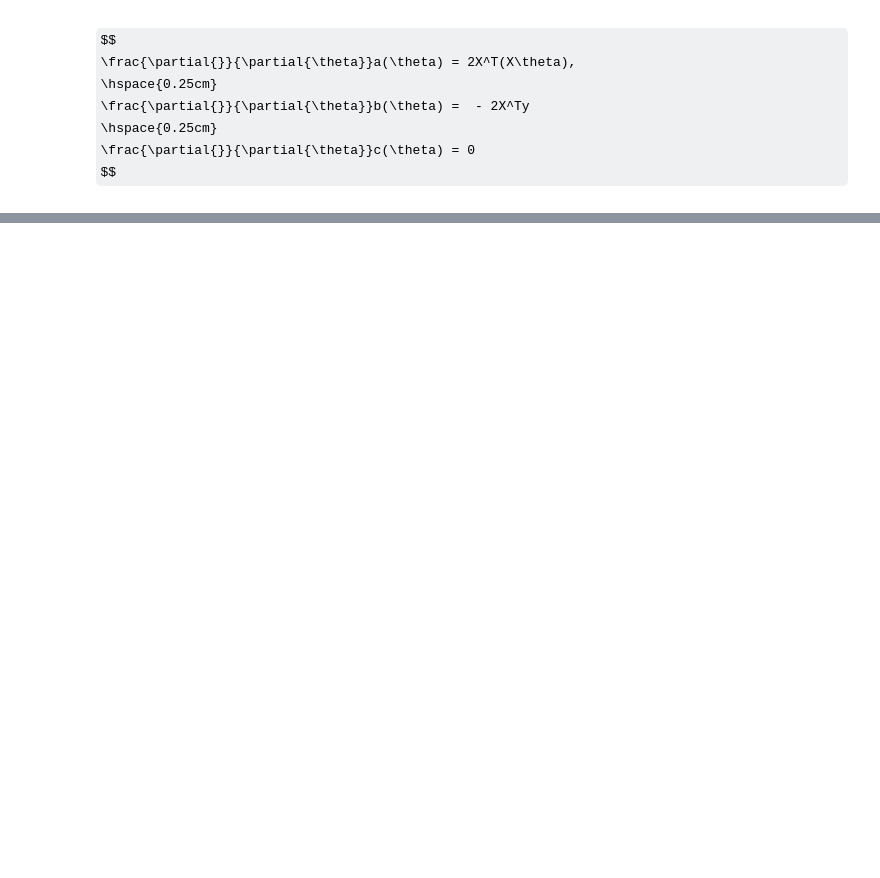
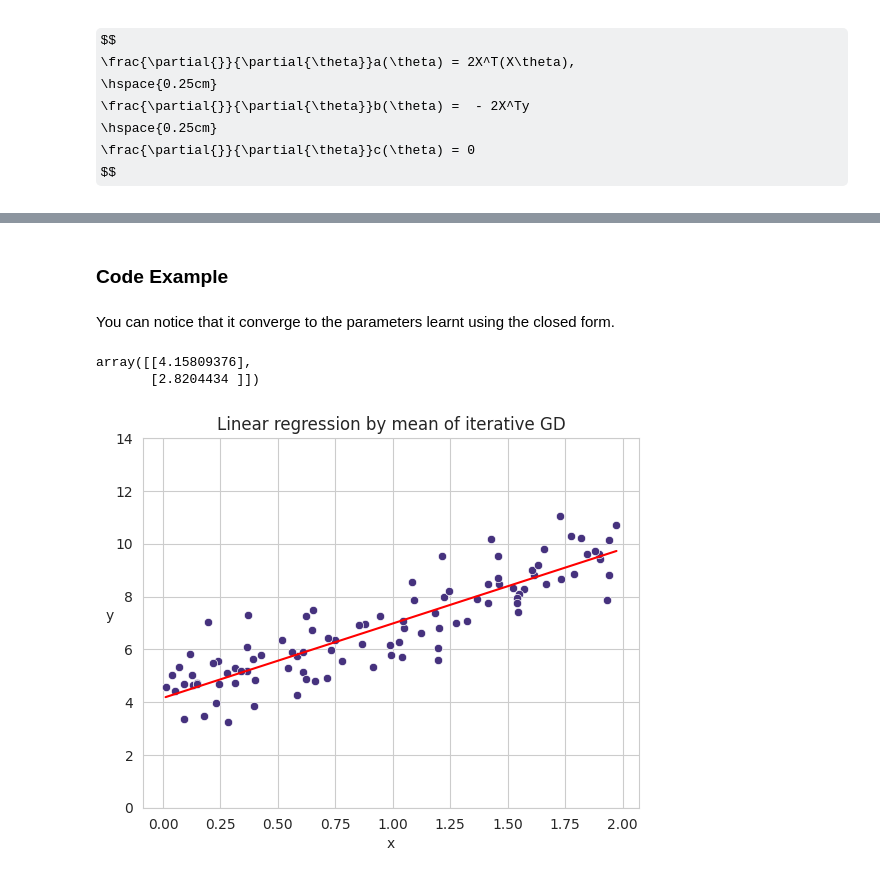
Before and after one commit to wilberquito/ML, a Jupyter notebook: bases/closed-form-vs-iterative-optimization/closed-form-vs-iterative-optimization.ipynb, the cells around one changed output, grey strips where cells are left out. Cells and saved outputs as stored; diff of their text form; code cells hidden in the pictures; some formulas as TeX source; blank space fills up the shorter version.

```diff
--- a/bases/closed-form-vs-iterative-optimization/closed-form-vs-iterative-optimization.ipynb
+++ b/bases/closed-form-vs-iterative-optimization/closed-form-vs-iterative-optimization.ipynb
@@ -104,0 +177,35 @@ $$
+# %% [markdown]
+### Code Example
+# %% [markdown]
+You can notice that it converge to the parameters learnt using the closed form.
+# %%
+from sklearn.preprocessing import add_dummy_feature
+
+X_b = add_dummy_feature(X)
+eta = 0.01
+n_epochs = 1000
+theta_bias = np.random.randn(2, 1)
+
+for epoch in range(n_epochs):
+    gradients = 2 / m * X_b.T @ (X_b @ theta_bias - y)
+    theta_bias = theta_bias - eta * gradients
+
+theta_bias
+# %% [output]
+array([[4.15809376],
+       [2.8204434 ]])
+# %%
+theta = theta_bias[1:].reshape((-1, len(X.T)))
+bias = theta_bias[0]
+yhat = X @ theta + bias
+
+sns.lineplot(x=X.ravel(), y=yhat.ravel(), c="r")
+sns.scatterplot(x=X.ravel(), y=y.ravel())
+
+plt.xlabel("x")
+plt.ylabel("y", rotation=0)
+plt.ylim(0, 14)
+plt.title("Linear regression by mean of iterative GD")
+plt.show()
+# %% [output]
+[figure, added]
```
Also changed, not shown: parts of 12 cells of this notebook.
